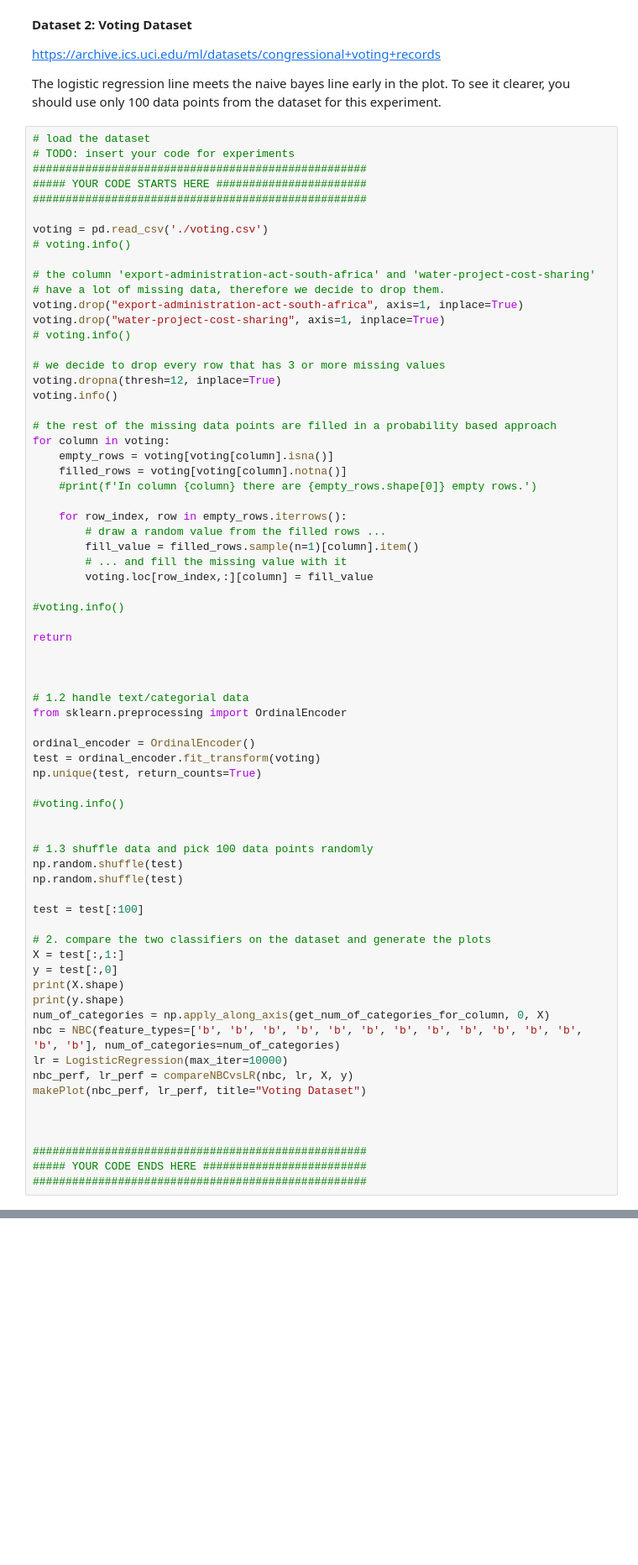
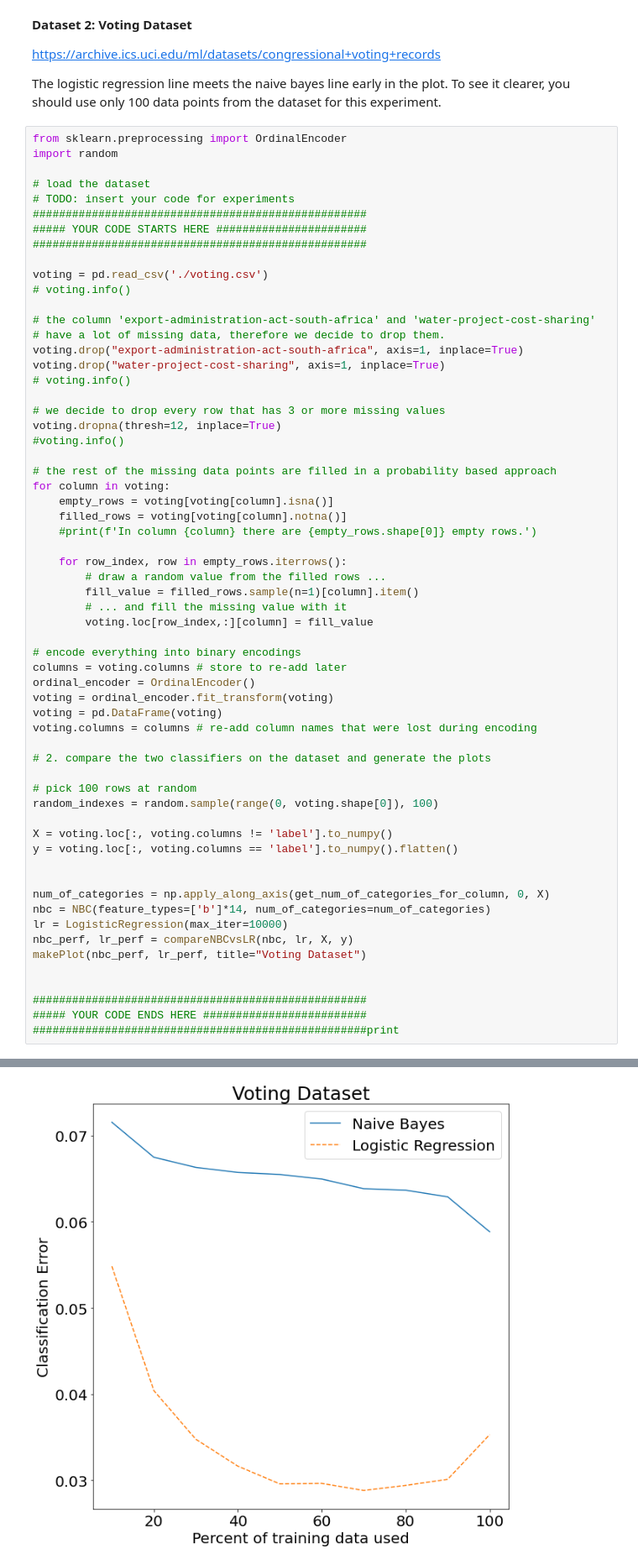
Before and after one commit to admi22/data_science_practicals, a Jupyter notebook: practical_2/Practical2_skeleton_Nicola.ipynb, the cells around one changed output, grey strips where cells are left out. Shown at 84% size. Cells and saved outputs as stored; diff of their text form; blank space fills up the shorter version.

Commit message:
finished voting dataset (not sure if correct)

```diff
--- a/practical_2/Practical2_skeleton_Nicola.ipynb
+++ b/practical_2/Practical2_skeleton_Nicola.ipynb
@@ -642,6 +632,9 @@ https://archive.ics.uci.edu/ml/datasets/congressional+voting+records
 
 The logistic regression line meets the naive bayes line early in the plot. To see it clearer, you should use only 100 data points from the dataset for this experiment.
 # %%
+from sklearn.preprocessing import OrdinalEncoder
+import random
+
 # load the dataset
 # TODO: insert your code for experiments
 ###################################################
@@ -659,7 +652,7 @@ voting.drop("water-project-cost-sharing", axis=1, inplace=True)
 
 # we decide to drop every row that has 3 or more missing values
 voting.dropna(thresh=12, inplace=True)
-voting.info()
+#voting.info()
 
 # the rest of the missing data points are filled in a probability based approach
 for column in voting:
@@ -673,42 +666,30 @@ for column in voting:
         # ... and fill the missing value with it
         voting.loc[row_index,:][column] = fill_value
 
-#voting.info()
+# encode everything into binary encodings
+columns = voting.columns # store to re-add later
+ordinal_encoder = OrdinalEncoder()
+voting = ordinal_encoder.fit_transform(voting)
+voting = pd.DataFrame(voting)
+voting.columns = columns # re-add column names that were lost during encoding
 
-return
+# 2. compare the two classifiers on the dataset and generate the plots
+
+# pick 100 rows at random
+random_indexes = random.sample(range(0, voting.shape[0]), 100)
+
+X = voting.loc[:, voting.columns != 'label'].to_numpy()
+y = voting.loc[:, voting.columns == 'label'].to_numpy().flatten()
 
 
-
-# 1.2 handle text/categorial data
-from sklearn.preprocessing import OrdinalEncoder
-
-ordinal_encoder = OrdinalEncoder()
-test = ordinal_encoder.fit_transform(voting)
-np.unique(test, return_counts=True)
-
-#voting.info()
-
-
-# 1.3 shuffle data and pick 100 data points randomly
-np.random.shuffle(test)
-np.random.shuffle(test)
-
-test = test[:100]
-
-# 2. compare the two classifiers on the dataset and generate the plots
-X = test[:,1:]
-y = test[:,0]
-print(X.shape)
-print(y.shape)
 num_of_categories = np.apply_along_axis(get_num_of_categories_for_column, 0, X)
-nbc = NBC(feature_types=['b', 'b', 'b', 'b', 'b', 'b', 'b', 'b', 'b', 'b', 'b', 'b', 'b', 'b'], num_of_categories=num_of_categories)
+nbc = NBC(feature_types=['b']*14, num_of_categories=num_of_categories)
 lr = LogisticRegression(max_iter=10000)
 nbc_perf, lr_perf = compareNBCvsLR(nbc, lr, X, y)
 makePlot(nbc_perf, lr_perf, title="Voting Dataset")
 
 
-
 ###################################################
 ##### YOUR CODE ENDS HERE #########################
-###################################################
+###################################################print
 # %% [output]
@@ -732,0 +706 @@ SyntaxError: 'return' outside function (<ipython-input-49-a5da99677857>, line 34
+[figure, added]
```
Also changed, not shown: parts of 3 cells of this notebook.
